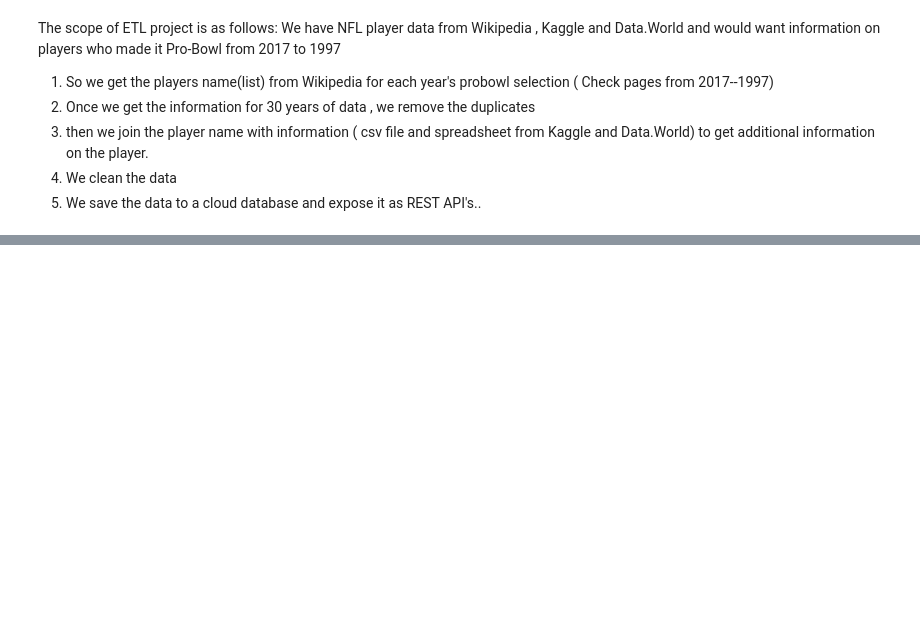
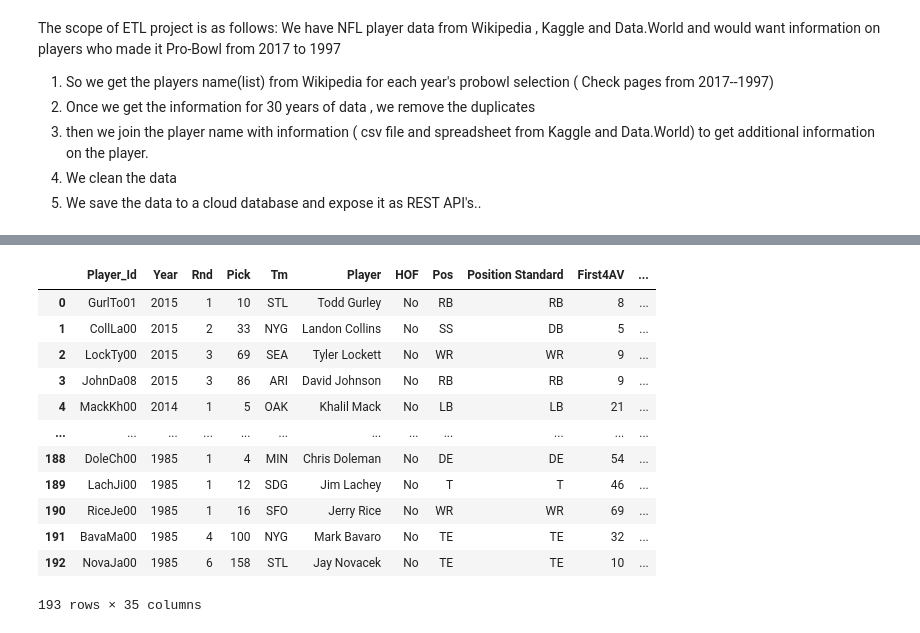
Before and after one commit to maheshws/NFLDataAnalysis, a Jupyter notebook: NFLPlayerInformation.ipynb, the cells around one changed output, grey strips where cells are left out. Cells and saved outputs as stored; diff of their text form; code cells hidden in the pictures; blank space fills up the shorter version.

```diff
--- a/NFLPlayerInformation.ipynb
+++ b/NFLPlayerInformation.ipynb
@@ -29,7 +29,7 @@ allproplayers_info = {}
 # Visit the following URL
 # Our scope is All-Pro-Team from 1997 to 2017
 nflseason_year = 1987
-while nflseason_year < 1988:
+while nflseason_year < 2018:
     url = base_url + str(nflseason_year)+'_All-Pro_Team'
     try:
         browser.visit(url)
@@ -103,0 +114,4 @@ data[0].find_next_sibling('td').find('a')['title'][0:4]
+# %%
+df_allpro = pd.DataFrame.from_dict(allproplayers_info, orient="index").reset_index()
+df_allpro.columns = ['playername', 'year']
+print(df_allpro)
@@ -104 +133,23 @@ data[0].find_next_sibling('td').find('a')['title'][0:4]
+# %%
+df_nfldraft = pd.read_excel('Resources/NFL Combine Data.xlsx', sheet_name='nfl_draft')
+df_nfldraft.drop(['Unnamed: 0','Unnamed: 34'],axis=1,inplace=True)
+df_nfldraft["Year"] = pd.to_numeric(df_nfldraft["Year"])
+
+df_allpro["year"] = pd.to_numeric(df_allpro["year"],errors='coerce')
+df_allpro_draft = pd.merge(df_nfldraft, df_allpro, left_on=['Player','Year'], right_on=['playername','year'])
+df_allpro_draft
+# %% [output]
+|  | Player_Id | Year | Rnd | Pick | Tm | Player | HOF | Pos | Position Standard | First4AV | ... |
+| 0 | GurlTo01 | 2015 | 1 | 10 | STL | Todd Gurley | No | RB | RB | 8 | ... |
+| 1 | CollLa00 | 2015 | 2 | 33 | NYG | Landon Collins | No | SS | DB | 5 | ... |
+| 2 | LockTy00 | 2015 | 3 | 69 | SEA | Tyler Lockett | No | WR | WR | 9 | ... |
+| 3 | JohnDa08 | 2015 | 3 | 86 | ARI | David Johnson | No | RB | RB | 9 | ... |
+| 4 | MackKh00 | 2014 | 1 | 5 | OAK | Khalil Mack | No | LB | LB | 21 | ... |
+| ... | ... | ... | ... | ... | ... | ... | ... | ... | ... | ... | ... |
+| 188 | DoleCh00 | 1985 | 1 | 4 | MIN | Chris Doleman | No | DE | DE | 54 | ... |
+| 189 | LachJi00 | 1985 | 1 | 12 | SDG | Jim Lachey | No | T | T | 46 | ... |
+| 190 | RiceJe00 | 1985 | 1 | 16 | SFO | Jerry Rice | No | WR | WR | 69 | ... |
+| 191 | BavaMa00 | 1985 | 4 | 100 | NYG | Mark Bavaro | No | TE | TE | 32 | ... |
+| 192 | NovaJa00 | 1985 | 6 | 158 | STL | Jay Novacek | No | TE | TE | 10 | ... |
+193 rows × 35 columns
 # %%
```
Also changed, not shown: parts of 15 cells of this notebook, 2 other files.
